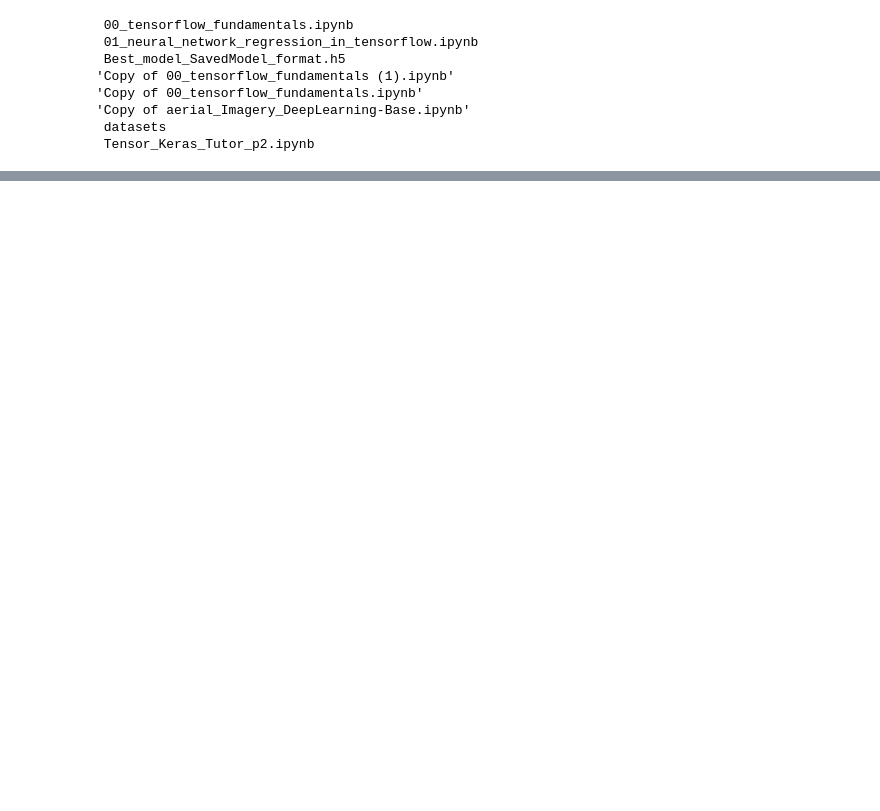
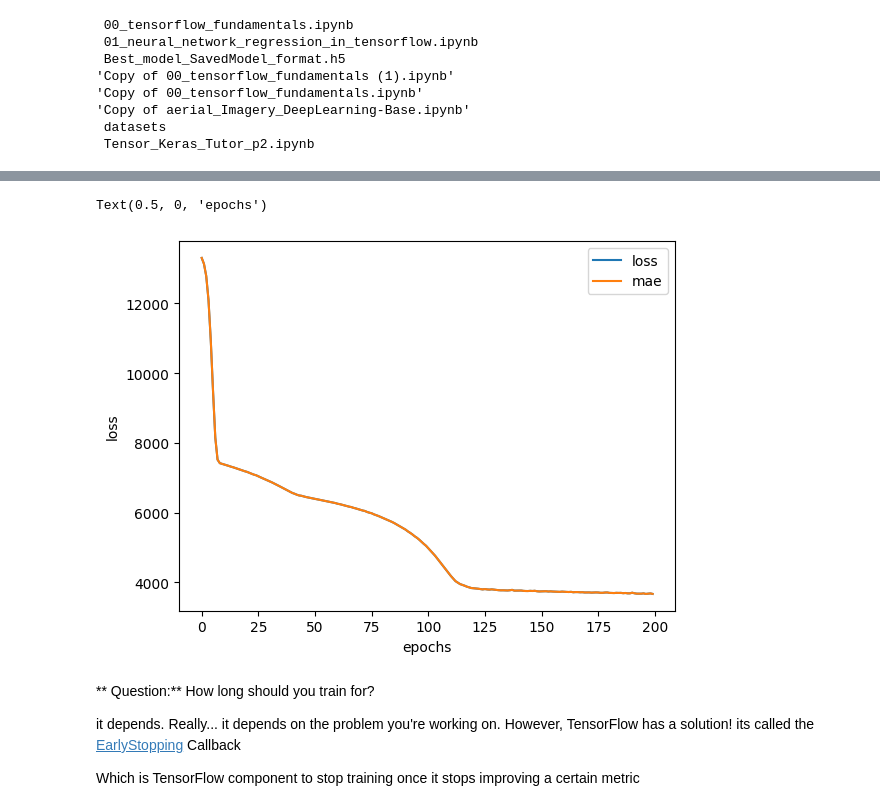
Before and after one commit to simongiando/deep-learning, a Jupyter notebook: Fundamentals/01_neural_network_regression_in_tensorflow.ipynb, the cells around one changed output, grey strips where cells are left out. Drawn from its saved outputs; the diff is of its cells as text; code cells hidden in the pictures; blank space fills up the shorter version.

```diff
--- a/Fundamentals/01_neural_network_regression_in_tensorflow.ipynb
+++ b/Fundamentals/01_neural_network_regression_in_tensorflow.ipynb
@@ -1267,0 +1508,18 @@ files.download ("/content/Best_model_SavedModel_format.h5")
+# %%
+# set random seed
+tf.random.set_seed(42)
+
+# 1. Build the model
+insurance_model_3 = tf.keras.Sequential([
+    tf.keras.layers.Dense(100),
+    tf.keras.layers.Dense(10),
+    tf.keras.layers.Dense(1)
+])
+
+# 2. Compile the model
+insurance_model_3.compile(loss=tf.keras.losses.mae,
+                          optimizer=tf.keras.optimizers.Adam(),
+                          metrics=["mae"])
+
+# 3. Fit the model
+insurance_model_3.fit(X_train,y_train,epochs=100,verbose=1)
@@ -1267,0 +1555,18 @@ files.download ("/content/Best_model_SavedModel_format.h5")
+# %%
+# Create model 3
+tf.random.set_seed(42)
+
+# 1. Build the model
+insurance_model_4 = tf.keras.Sequential([
+    tf.keras.layers.Dense(100),
+    tf.keras.layers.Dense(10),
+    tf.keras.layers.Dense(1)
+])
+
+# 2. Compile the model
+insurance_model_4.compile(loss=tf.keras.losses.mae,
+                          optimizer=tf.keras.optimizers.Adam(),
+                          metrics=["mae"])
+
+# 3. Fit the model
+history = insurance_model_4.fit(X_train,y_train,epochs=200)
@@ -1267,0 +1597,14 @@ files.download ("/content/Best_model_SavedModel_format.h5")
+# %%
+# Plot history (also known as a loss curve or a training curve)
+pd.DataFrame(history.history).plot()
+plt.ylabel("loss")
+plt.xlabel("epochs")
+# %% [output]
+Text(0.5, 0, 'epochs')
+[figure, added]
+# %% [markdown]
+** Question:** How long should you train for?
+
+it depends. Really... it depends on the problem you're working on. However, TensorFlow has a solution! its called the [EarlyStopping](https://www.tensorflow.org/api_docs/python/tf/keras/callbacks/EarlyStopping) Callback
+
+Which is TensorFlow component to stop training once it stops improving a certain metric
```
Also changed, not shown: parts of 83 cells of this notebook.
